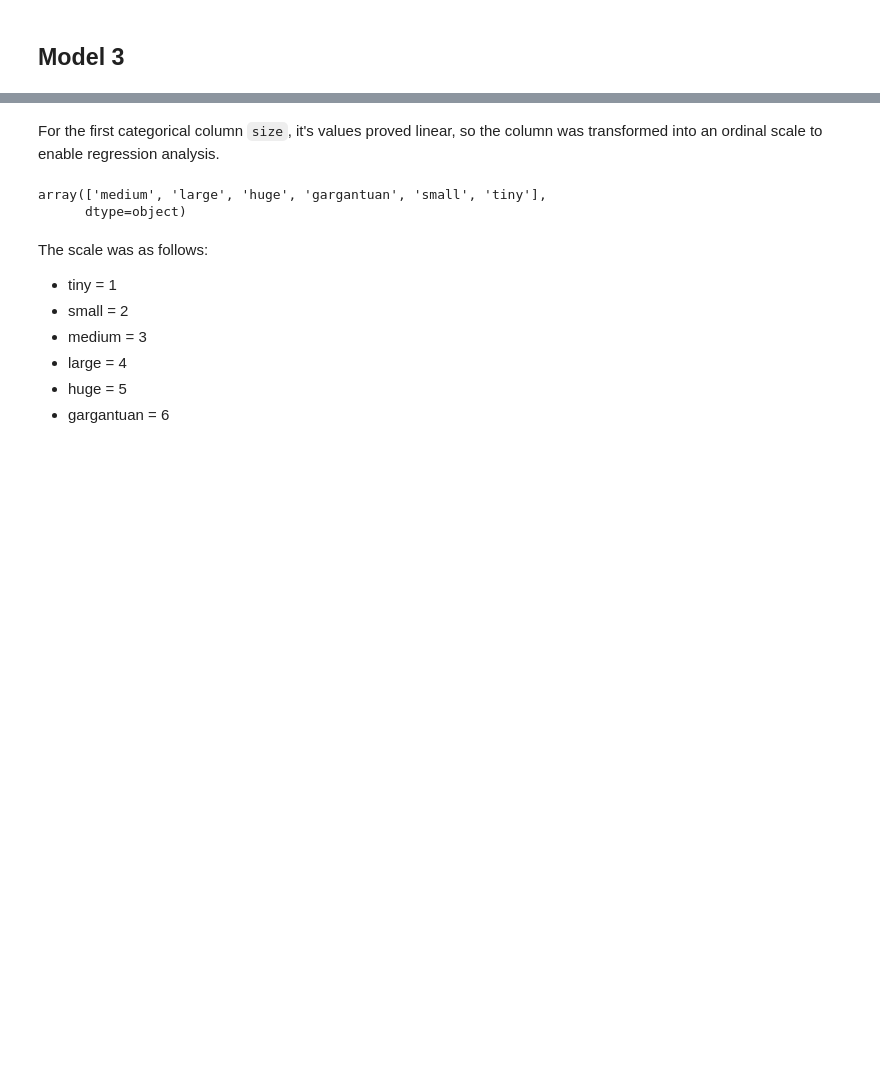
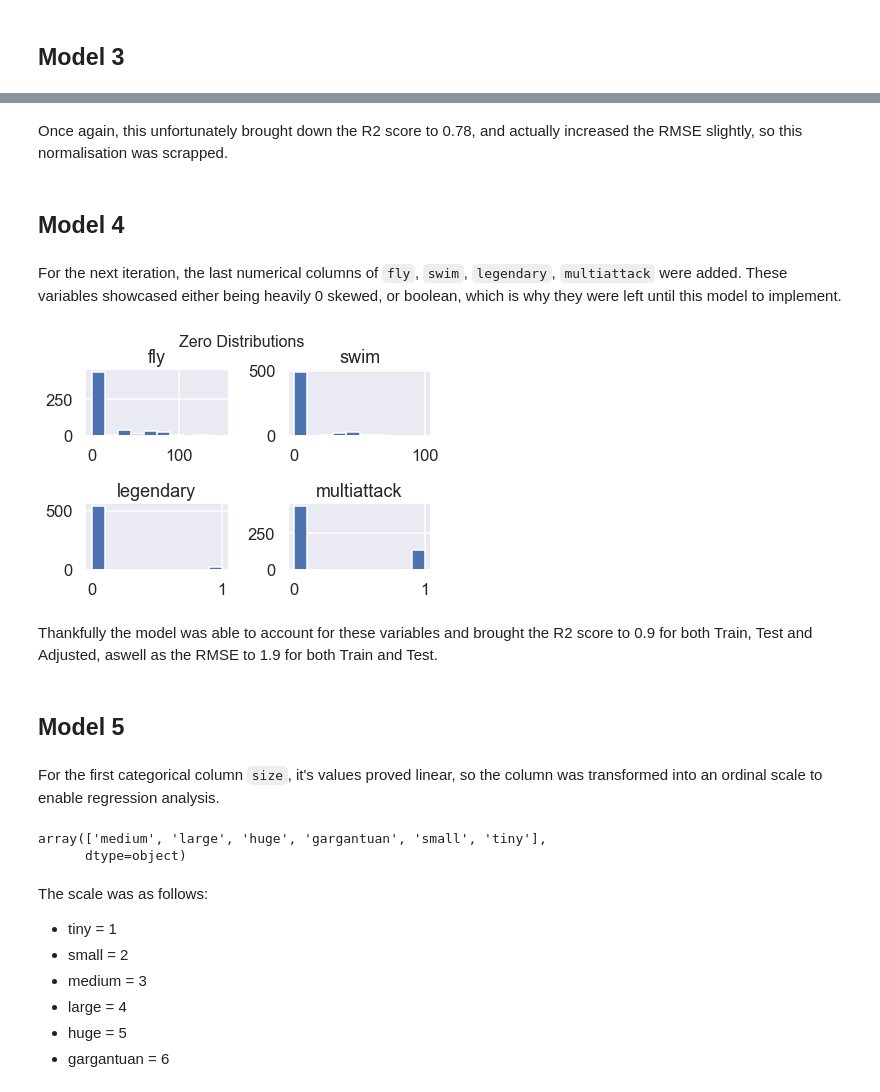
Before and after one commit to MossyJossy/Capstone-DnD-Monsters, a Jupyter notebook: DnD Challenge Rating Prediction Notebook.ipynb, the cells around one changed output, grey strips where cells are left out. Cells and saved outputs as stored; diff of their text form; code cells hidden in the pictures; blank space fills up the shorter version.

```diff
--- a/DnD Challenge Rating Prediction Notebook.ipynb
+++ b/DnD Challenge Rating Prediction Notebook.ipynb
@@ -136,3 +99,17 @@ Then, the rest of the integer independent variables were added to the model, so
+# %% [markdown]
+Once again, this unfortunately brought down the R2 score to 0.78, and actually increased the RMSE slightly, so this normalisation was scrapped.
+# %% [markdown]
+## Model 4
+# %% [markdown]
+For the next iteration, the last numerical columns of `fly`, `swim`, `legendary`, `multiattack` were added. These variables showcased either being heavily 0 skewed, or boolean, which is why they were left until this model to implement.
+# %%
+display.Image('Images/Zero_Dists.png')
+# %% [output]
+[figure, added]
+# %% [markdown]
+Thankfully the model was able to account for these variables and brought the R2 score to 0.9 for both Train, Test and Adjusted, aswell as the RMSE to 1.9 for both Train and Test.
+# %% [markdown]
+## Model 5
 # %% [markdown]
 For the first categorical column `size`, it's values proved linear, so the column was transformed into an ordinal scale to enable regression analysis.
 # %%
```
Also changed, not shown: parts of 33 cells of this notebook, 12 other files.
